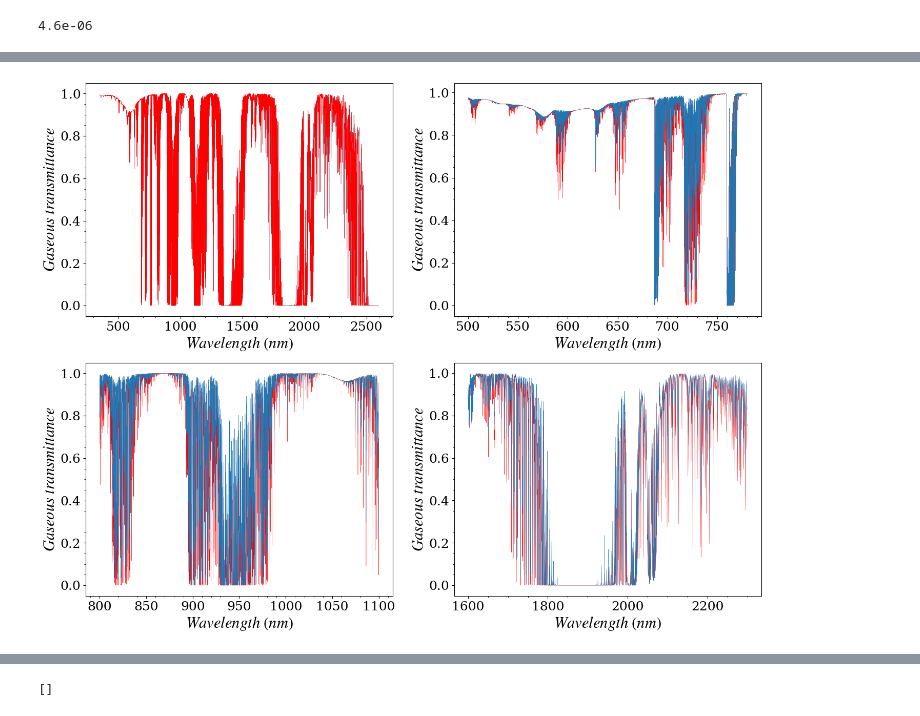
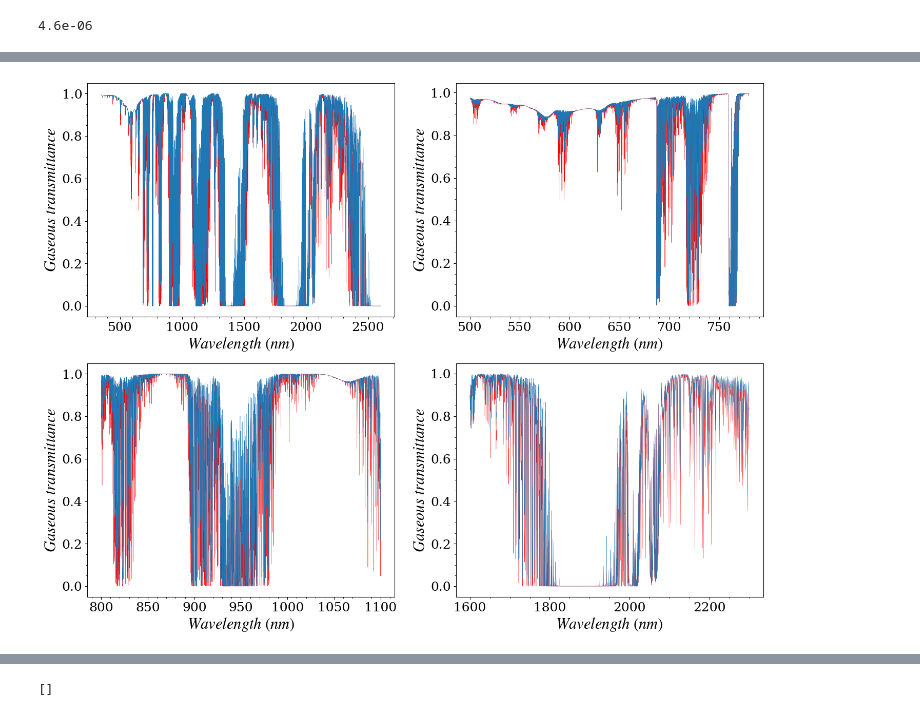
Before and after one commit to Tristanovsk/radcalnet_oc, a Jupyter notebook: docs/source/notebook/radcalnet_oc_gaseous_transmittance.ipynb, the cells around one changed output, grey strips where cells are left out. Drawn from its saved outputs; the diff is of its cells as text; code cells hidden in the pictures.

```diff
--- a/docs/source/notebook/radcalnet_oc_gaseous_transmittance.ipynb
+++ b/docs/source/notebook/radcalnet_oc_gaseous_transmittance.ipynb
@@ -28,6 +48,5 @@ print(f'-radcalnet_oc: {radoc.__version__}')
 # %%
-lut= radoc.LUT()
-lut.load_auxiliary_data()
+lut = radoc.LUT()
 lut.gas_lut
 # %% [output]
 <xarray.Dataset> Size: 2MB
@@ -112,28 +140,26 @@ Ttot2=gas_trans.get_gaseous_transmittance()
 # %%
-
-
 fig,axs = plt.subplots(2,2,figsize=(17,13))
 axs=axs.ravel()
 
+Ttot2.plot(lw=0.3,ax=axs[0],c='r')
 Ttot.plot(lw=0.3,ax=axs[0])
-Ttot.plot(lw=0.3,ax=axs[0],c='r')
 
 wl_range=slice(500,780)
 Ttot2.sel(wl=wl_range).plot(lw=0.3,ax=axs[1],c='r')
 Ttot.sel(wl=wl_range).plot(lw=0.3,ax=axs[1],label='Tg')
 wl_range=slice(800,1100)
 Ttot2.sel(wl=wl_range).plot(lw=0.3,ax=axs[2],c='r')
 Ttot.sel(wl=wl_range).plot(lw=0.3,ax=axs[2],label='Tg')
 wl_range=slice(1600,2300)
 Ttot2.sel(wl=wl_range).plot(lw=0.3,ax=axs[3],c='r')
 Ttot.sel(wl=wl_range).plot(lw=0.3,ax=axs[3],label='Tg')
 
 for ax in  axs:
     ax.set_xlabel(r'$Wavelength\ (nm)$')
     ax.set_ylabel(r'$Gaseous\ transmittance$')
     ax.minorticks_on()
     #ax.semilogy()
 
 #plt.semilogy()
 # %% [output]
-[figure, old version]
+[figure, new version]
```
Also changed, not shown: parts of 18 cells of this notebook, 11 other files.
